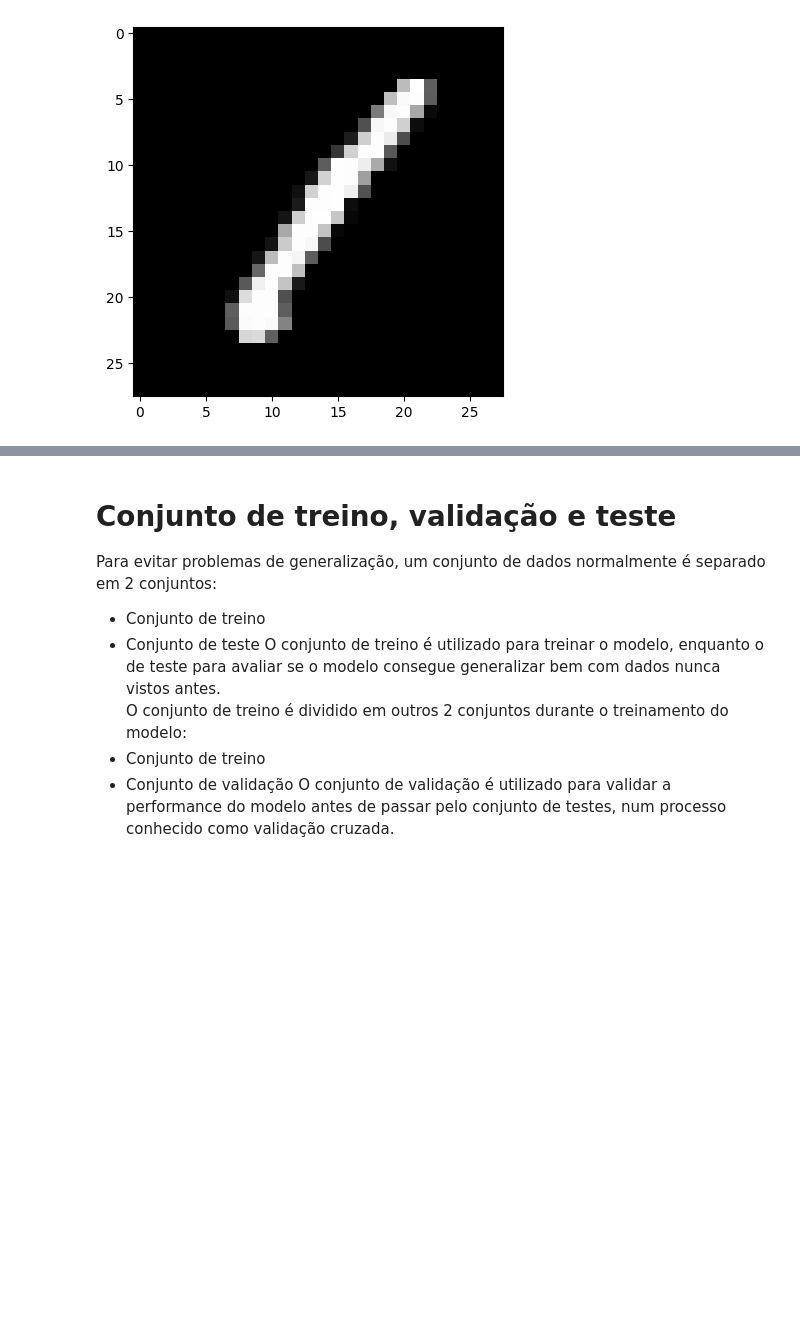
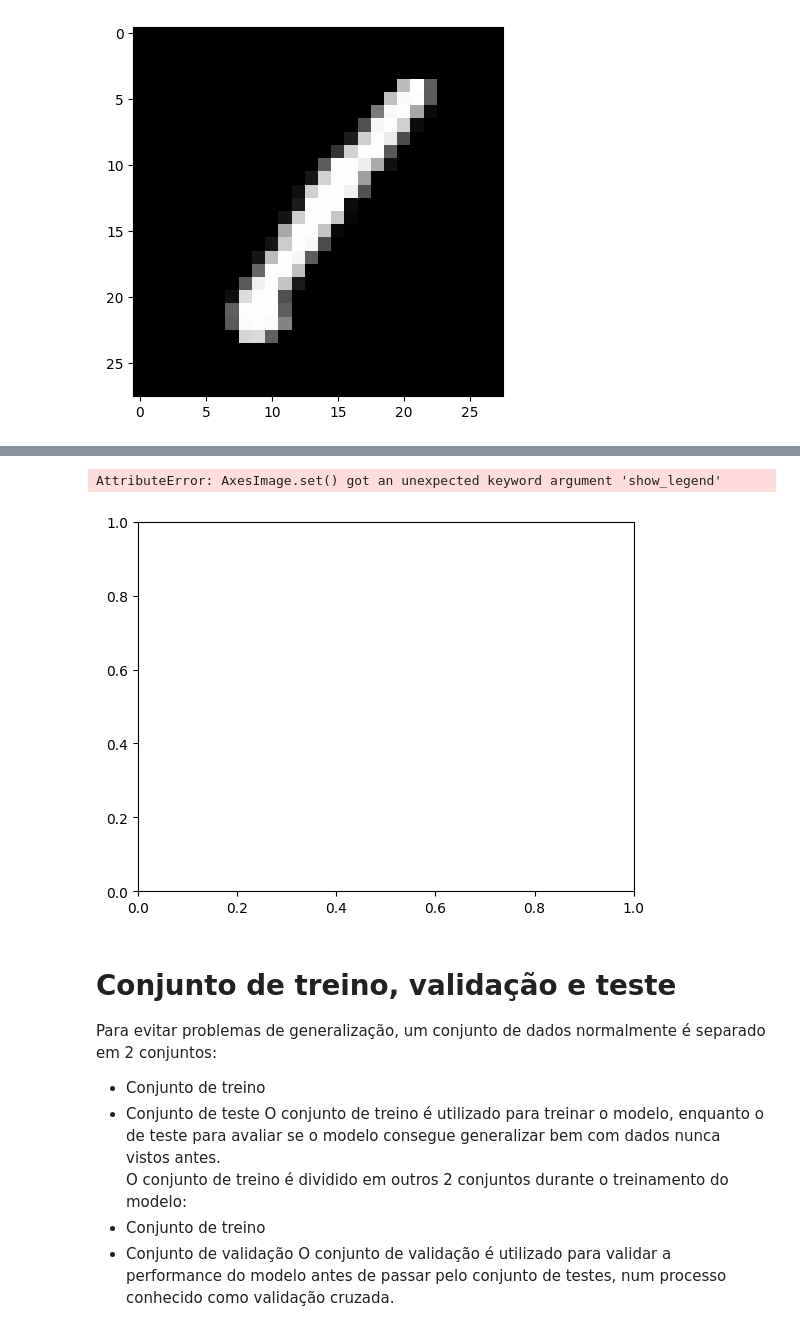
Before and after one commit to LucasEGomes/workshop-ia, a Jupyter notebook: notebooks/workshop-01.ipynb, the cells around one changed output, grey strips where cells are left out. Cells and saved outputs as stored; diff of their text form; code cells hidden in the pictures; blank space fills up the shorter version.

```diff
--- a/notebooks/workshop-01.ipynb
+++ b/notebooks/workshop-01.ipynb
@@ -359,3 +342,9 @@ plt.imshow(reverse_anon_x[0].reshape(28, 28), cmap="gray")
+# %%
+plt.imshow((reverse_anon_x[0] - x[0]).reshape(28, 28), cmap="gray", show_legend=True)
+plt.show()
+# %% [output]
+AttributeError: AxesImage.set() got an unexpected keyword argument 'show_legend'
+[figure, added]
 # %% [markdown]
 # Conjunto de treino, validação e teste
 Para evitar problemas de generalização, um conjunto de dados normalmente é separado em 2 conjuntos:
```
Also changed, not shown: parts of 4 cells of this notebook, 8 other files.
